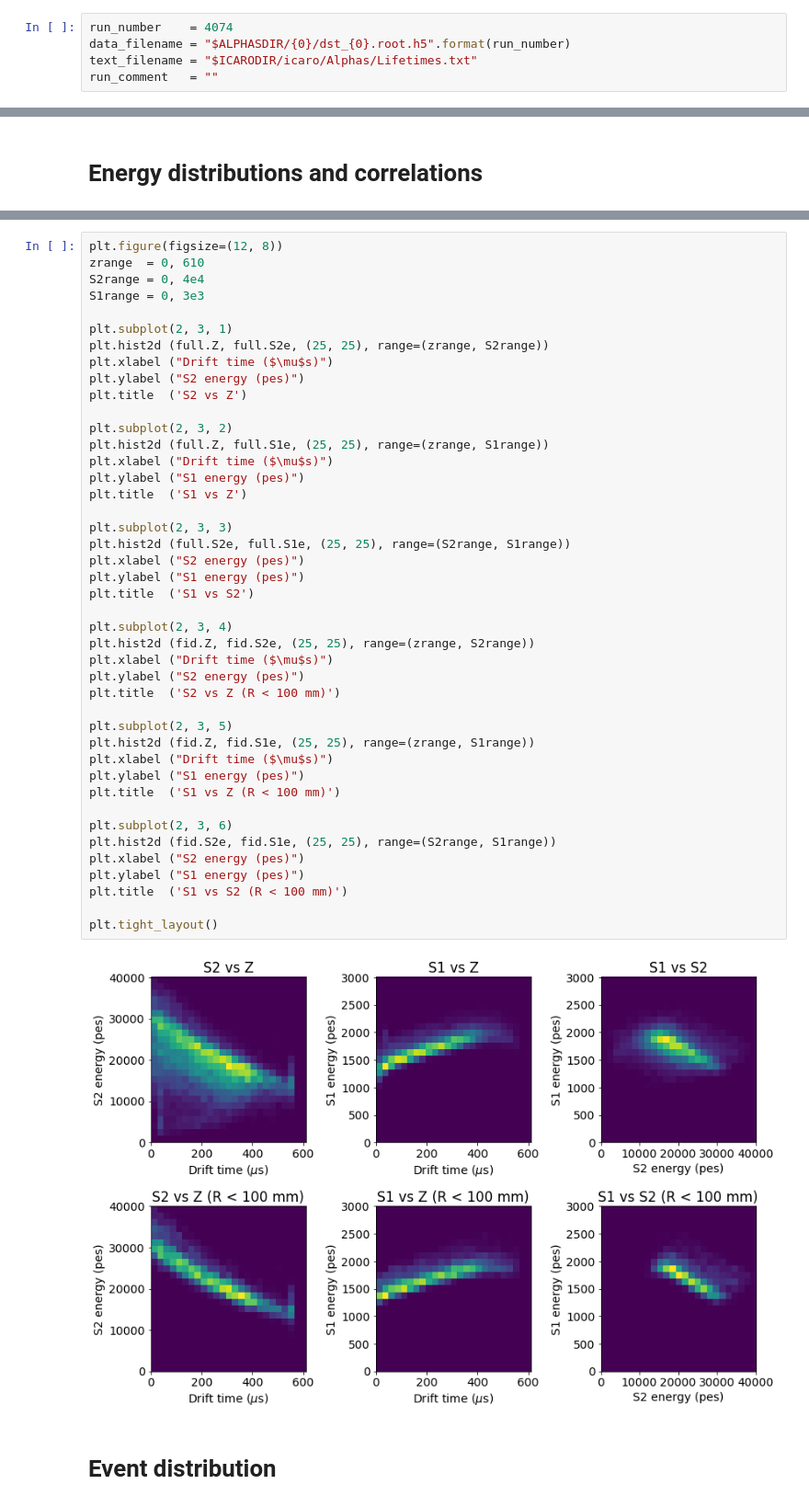
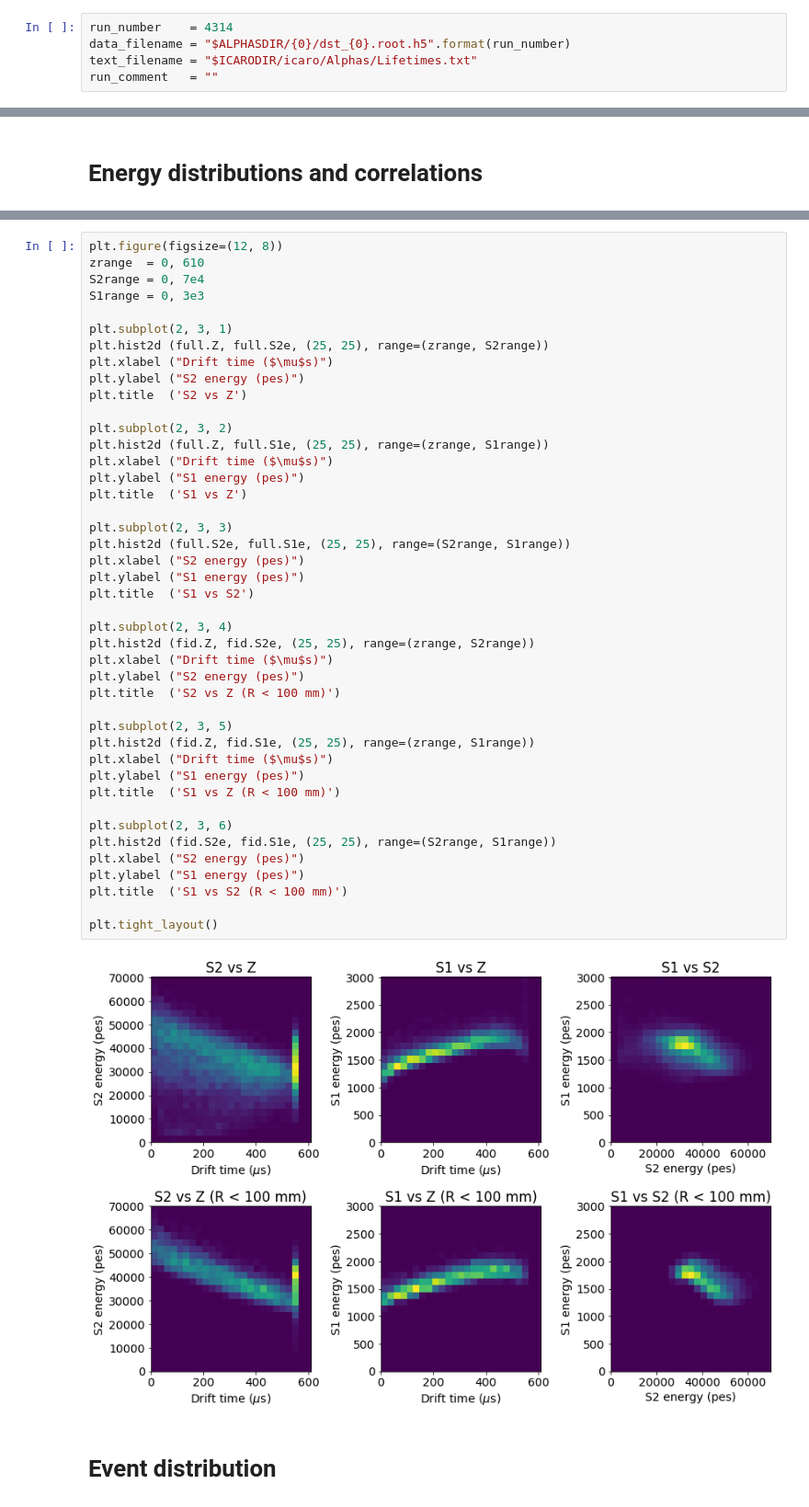
Before and after one commit to jerenner/ICARO, a Jupyter notebook: icaro/Alphas/alphas_lifetime.ipynb, the cells around one changed output, grey strips where cells are left out. Shown at 92% size. Drawn from its saved outputs; the diff is of its cells as text.

```diff
--- a/icaro/Alphas/alphas_lifetime.ipynb
+++ b/icaro/Alphas/alphas_lifetime.ipynb
@@ -1,7 +1,7 @@
 # %% [markdown]
 # Notebook configuration
 # %%
-run_number    = 4074
+run_number    = 4314
 data_filename = "$ALPHASDIR/{0}/dst_{0}.root.h5".format(run_number)
 text_filename = "$ICARODIR/icaro/Alphas/Lifetimes.txt"
 run_comment   = ""
@@ -130,7 +133,7 @@ plt.title ("Energy vs time");
 # %%
 plt.figure(figsize=(12, 8))
 zrange  = 0, 610
-S2range = 0, 4e4
+S2range = 0, 7e4
 S1range = 0, 3e3
 
 plt.subplot(2, 3, 1)
@@ -144,34 +147,34 @@ plt.hist2d (full.Z, full.S1e, (25, 25), range=(zrange, S1range))
 plt.xlabel ("Drift time ($\mu$s)")
 plt.ylabel ("S1 energy (pes)")
 plt.title  ('S1 vs Z')
 
 plt.subplot(2, 3, 3)
 plt.hist2d (full.S2e, full.S1e, (25, 25), range=(S2range, S1range))
 plt.xlabel ("S2 energy (pes)")
 plt.ylabel ("S1 energy (pes)")
 plt.title  ('S1 vs S2')
 
 plt.subplot(2, 3, 4)
 plt.hist2d (fid.Z, fid.S2e, (25, 25), range=(zrange, S2range))
 plt.xlabel ("Drift time ($\mu$s)")
 plt.ylabel ("S2 energy (pes)")
 plt.title  ('S2 vs Z (R < 100 mm)')
 
 plt.subplot(2, 3, 5)
 plt.hist2d (fid.Z, fid.S1e, (25, 25), range=(zrange, S1range))
 plt.xlabel ("Drift time ($\mu$s)")
 plt.ylabel ("S1 energy (pes)")
 plt.title  ('S1 vs Z (R < 100 mm)')
 
 plt.subplot(2, 3, 6)
 plt.hist2d (fid.S2e, fid.S1e, (25, 25), range=(S2range, S1range))
 plt.xlabel ("S2 energy (pes)")
 plt.ylabel ("S1 energy (pes)")
 plt.title  ('S1 vs S2 (R < 100 mm)')
 
 plt.tight_layout()
 # %% [output]
-[figure, old version]
+[figure, new version]
 # %% [markdown]
 # Event distribution
 # %%
```
Also changed, not shown: parts of 10 cells of this notebook, 1 other file.
